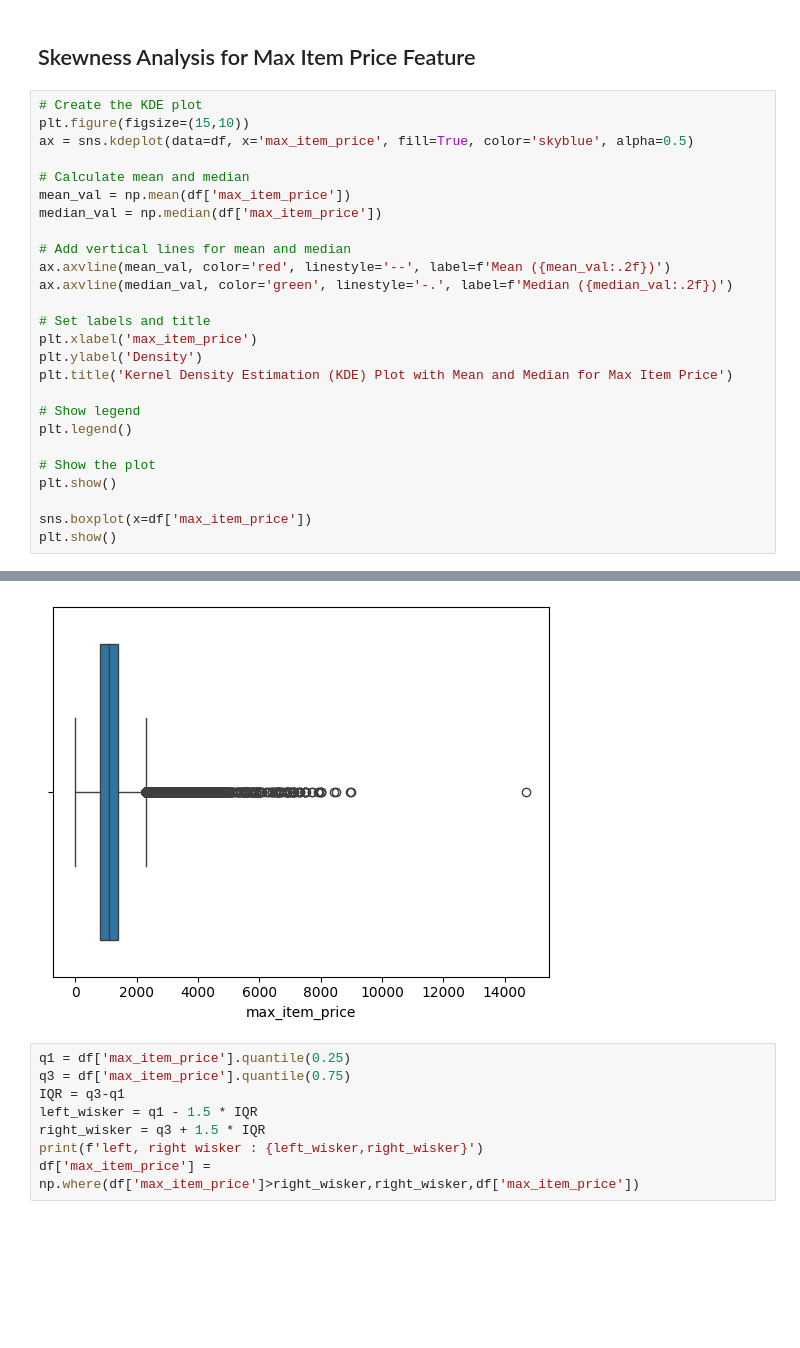
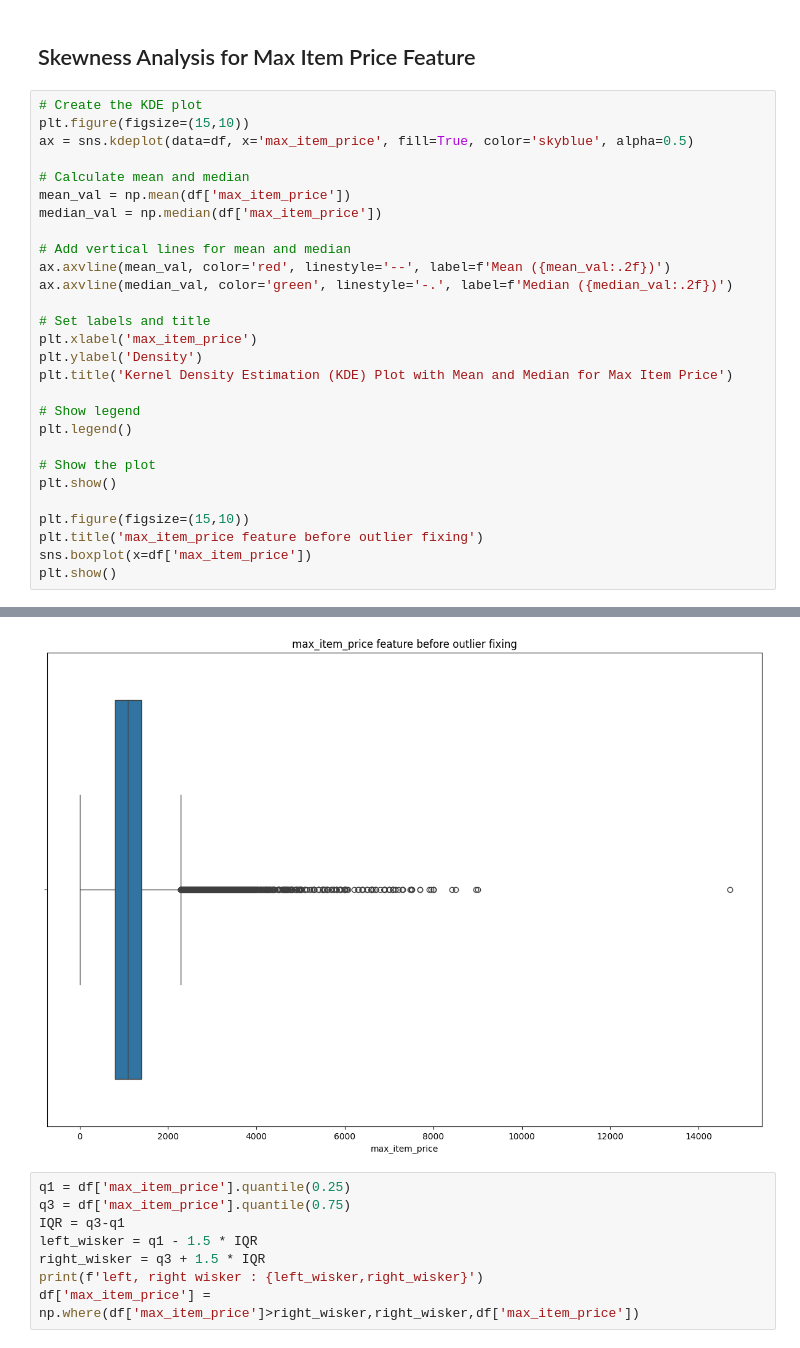
Before and after one commit to GauravDaharia20/Scaler-Projects, a Jupyter notebook: NN Intro to Neural Networks/Project/dataset.csv/porter_bussiness_case.ipynb, the cells around one changed output, grey strips where cells are left out. Drawn from its saved outputs; the diff is of its cells as text; blank space fills up the shorter version.

```diff
--- a/NN Intro to Neural Networks/Project/dataset.csv/porter_bussiness_case.ipynb
+++ b/NN Intro to Neural Networks/Project/dataset.csv/porter_bussiness_case.ipynb
@@ -831,32 +838,34 @@ sns.boxplot(x=df['min_item_price'])
 # %%
 # Create the KDE plot
 plt.figure(figsize=(15,10))
 ax = sns.kdeplot(data=df, x='max_item_price', fill=True, color='skyblue', alpha=0.5)
 
 # Calculate mean and median
 mean_val = np.mean(df['max_item_price'])
 median_val = np.median(df['max_item_price'])
 
 # Add vertical lines for mean and median
 ax.axvline(mean_val, color='red', linestyle='--', label=f'Mean ({mean_val:.2f})')
 ax.axvline(median_val, color='green', linestyle='-.', label=f'Median ({median_val:.2f})')
 
 # Set labels and title
 plt.xlabel('max_item_price')
 plt.ylabel('Density')
 plt.title('Kernel Density Estimation (KDE) Plot with Mean and Median for Max Item Price')
 
 # Show legend
 plt.legend()
 
 # Show the plot
 plt.show()
 
+plt.figure(figsize=(15,10))
+plt.title('max_item_price feature before outlier fixing')
 sns.boxplot(x=df['max_item_price'])
 plt.show()
 # %% [output]
 [figure]
-[figure, old version]
+[figure, new version]
 # %%
 q1 = df['max_item_price'].quantile(0.25)
 q3 = df['max_item_price'].quantile(0.75)
```
Also changed, not shown: parts of 14 cells of this notebook.
